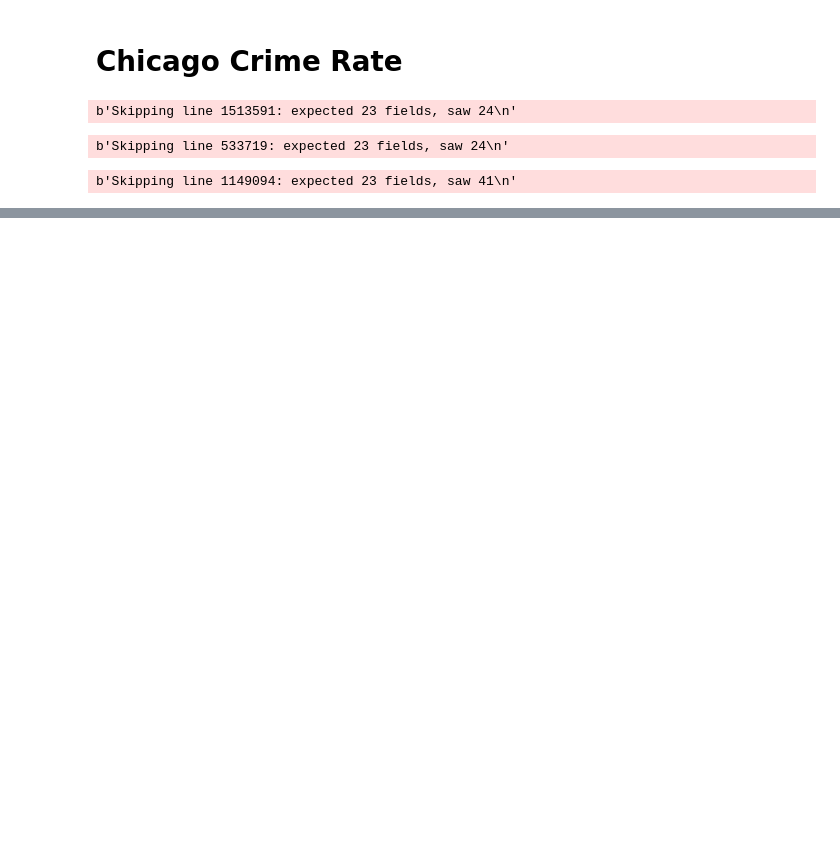
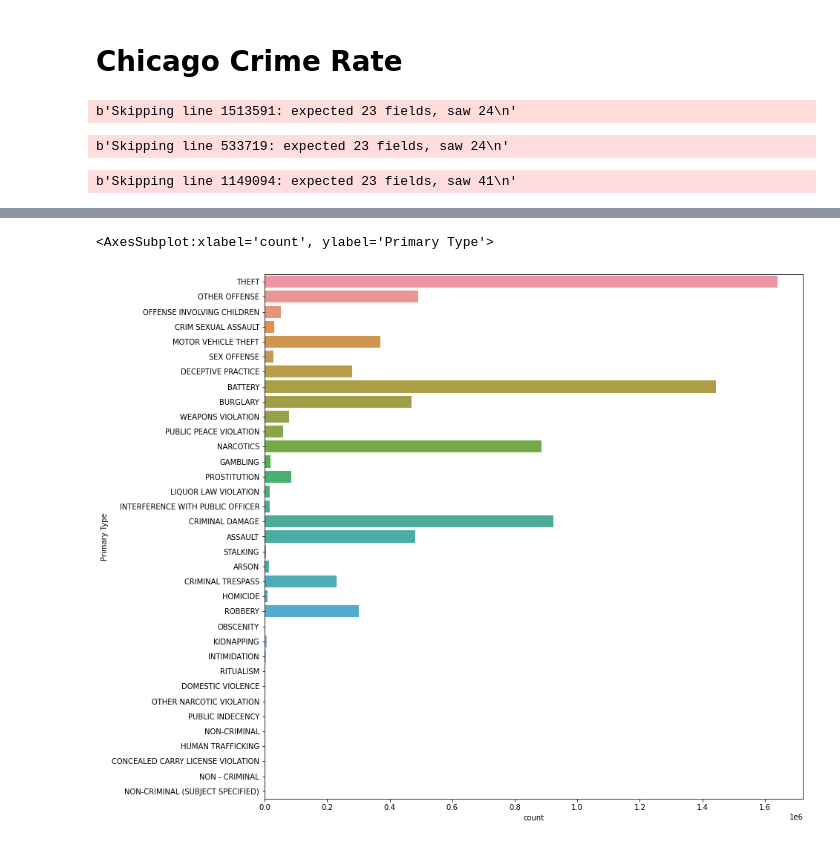
Before and after one commit to hamednasr/Chicago-Crime-Rate-Prediction, a Jupyter notebook: Chicago Crime Rate my code.ipynb, the cells around one changed output, grey strips where cells are left out. Drawn from its saved outputs; the diff is of its cells as text; code cells hidden in the pictures; blank space fills up the shorter version.

```diff
--- a/Chicago Crime Rate my code.ipynb
+++ b/Chicago Crime Rate my code.ipynb
@@ -25,0 +149,7 @@ pd.concat([chicago_data1,chicago_data2,chicago_data3,chicago_data4],axis=0)
+# %%
+plt.figure(figsize=(13,13))
+
+sns.countplot(y= chicago_crime['Primary Type'])
+# %% [output]
+<AxesSubplot:xlabel='count', ylabel='Primary Type'>
+[figure, added]
```
Also changed, not shown: parts of 19 cells of this notebook.
